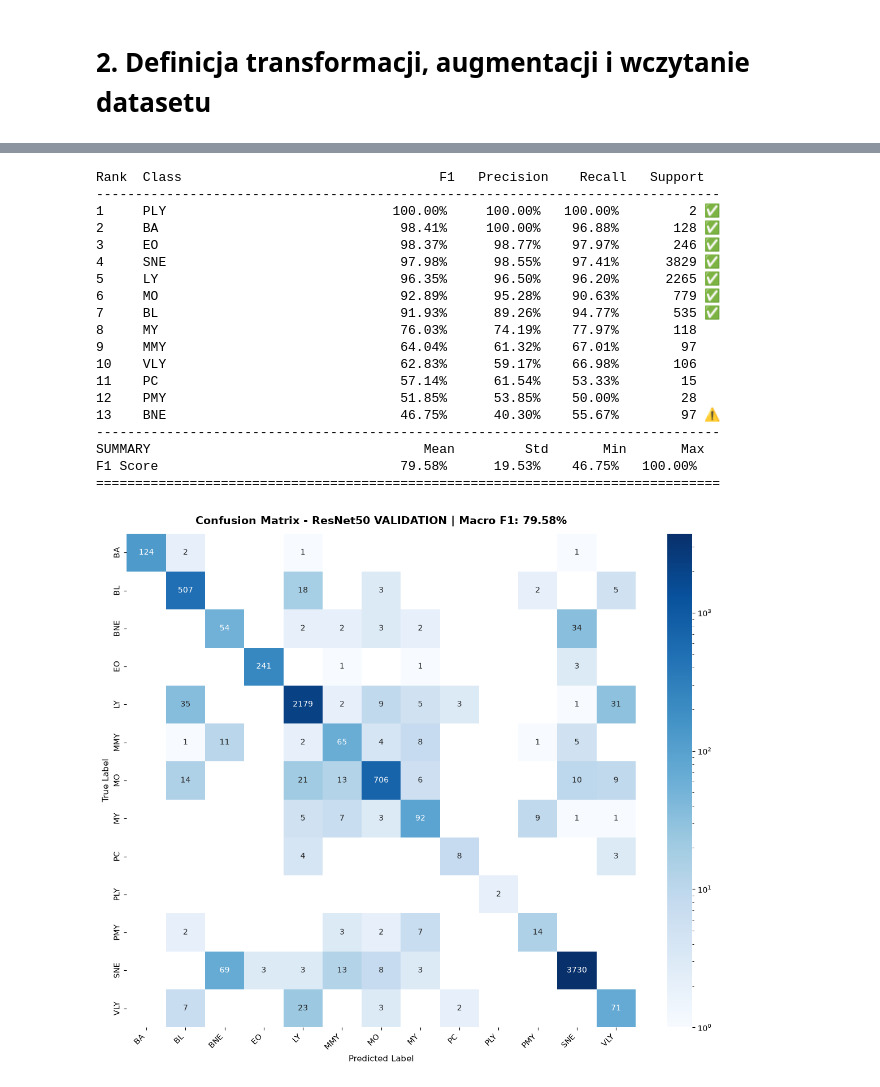
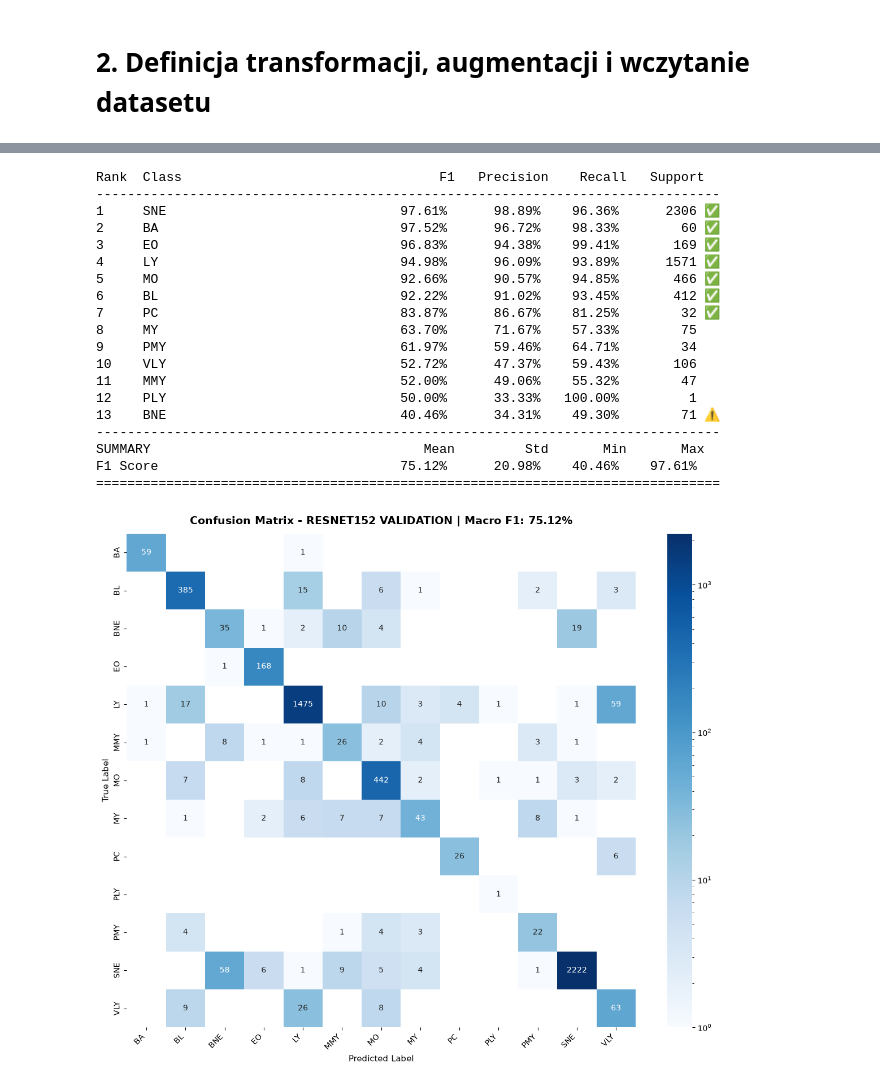
Before and after one commit to Rafitooo/AplikacjaWspomagajacaRozpoznawanieTypowKomorekKrwiNaPodstawieZdjecMikroskopowych, a Jupyter notebook: src/training.ipynb, the cells around one changed output, grey strips where cells are left out. Drawn from its saved outputs; the diff is of its cells as text; code cells hidden in the pictures.

```diff
--- a/src/training.ipynb
+++ b/src/training.ipynb
@@ -5,12 +5,14 @@ import torch
 import torch.nn as nn
 import torch.nn.functional as F
 import torch.optim as optim
-from torch.utils.data import DataLoader
+from torch.utils.data import DataLoader, WeightedRandomSampler,ConcatDataset
 from torchvision import datasets, transforms
 import os
 import torchvision.models as models
 import time
-from sklearn.metrics import f1_score, balanced_accuracy_score, precision_recall_fscore_support, confusion_matrix, precision_score, recall_score
+import json
+import csv
+from sklearn.metrics import (f1_score, precision_score, recall_score, balanced_accuracy_score, confusion_matrix)
 from tqdm import tqdm
 import numpy as np
 import matplotlib.pyplot as plt
@@ -21,6 +23,15 @@ from collections import Counter
 #sprawdzenie dostępności GPU
 device = torch.device("cuda" if torch.cuda.is_available() else "cpu")
 print(f"Używane urządzenie: {device}")
+
+#wybór architektury do treningu
+MODEL_NAME = "resnet152"
+
+#seed
+torch.manual_seed(42)
+np.random.seed(42)
+
+os.makedirs(f"reports/{MODEL_NAME}", exist_ok=True)
 # %% [output]
 Używane urządzenie: cuda
 # %% [markdown]
@@ -302,10 +723,10 @@ class_names = train_dataset.classes
 labels_index = list(range(len(class_names)))
 
 print("\n" + "="*80)
-print("WYNIKI WALIDACJI DLA MODELU RESNET50")
+print(f"WYNIKI WALIDACJI DLA MODELU {MODEL_NAME.upper()}")
 print("="*80)
 
-model.load_state_dict(torch.load("best_resnet50_wbc.pth", weights_only=True))
+model.load_state_dict(torch.load(f"reports/{MODEL_NAME}/best_{MODEL_NAME}_wbc.pth", map_location=device, weights_only=True))
 model.eval()
 
 all_true = []
@@ -324,6 +745,11 @@ f1 = f1_score(all_true, all_predictions, labels=labels_index, average=None, zero
 prec = precision_score(all_true, all_predictions, labels=labels_index, average=None, zero_division=0) * 100
 rec = recall_score(all_true, all_predictions, labels=labels_index, average=None, zero_division=0) * 100
 supp = Counter(all_true)
+
+
+# Sposób prezentacji metryk dla poszczególnych klas
+# zaadaptowano na podstawie kodu Luu Le i współautorów.
+# Źródło: https://github.com/luulecmg/WBCBench2026
 
 stats = []
 for i, name in enumerate(class_names):
@@ -348,13 +774,34 @@ cm = confusion_matrix(all_true, all_predictions, labels=labels_index)
 plt.figure(figsize=(12, 10))
 ax = sns.heatmap(cm, mask=(cm == 0), annot=True, fmt='d', cmap='Blues',norm=LogNorm(vmin=1, vmax=cm.max()), xticklabels=class_names, yticklabels=class_names, cbar=True)
 ax.set_facecolor('white')
-plt.title(f'Confusion Matrix - ResNet50 VALIDATION | Macro F1: {mean_f1:.2f}%', fontsize=14, pad=12, fontweight='bold')
+plt.title(f'Confusion Matrix - {MODEL_NAME.upper()} VALIDATION | Macro F1: {mean_f1:.2f}%', fontsize=14, pad=12, fontweight='bold')
 plt.xlabel('Predicted Label', fontsize=11)
 plt.ylabel('True Label', fontsize=11)
 plt.xticks(rotation=45, ha='right')
 plt.yticks(rotation=90, va='center')
 plt.tight_layout()
-plt.savefig('confusion_matrix_resnet50_validation.png', dpi=300, bbox_inches='tight')
+plt.savefig(f'reports/{MODEL_NAME}/confusion_matrix_validation.png', dpi=300, bbox_inches='tight')
 plt.show()
+
+#zapis wyników walidacji dla panelu dewelopera
+validation_results = {
+    "macro_f1": float(mean_f1),
+    "precision": float(np.mean(prec)),
+    "recall": float(np.mean(rec)),
+    "balanced_accuracy": float(balanced_accuracy_score(all_true, all_predictions) * 100),
+    "classes": {
+        name: {
+            "f1": float(f1[i]),
+            "precision": float(prec[i]),
+            "recall": float(rec[i]),
+            "support": supp.get(i, 0)
+        }
+        for i, name in enumerate(class_names)
+    },
+    "confusion_matrix": cm.tolist()
+}
+
+with open(f"reports/{MODEL_NAME}/validation_metrics.json", "w") as file:
+    json.dump(validation_results, file, indent=4)
 # %% [output]
 ================================================================================
@@ -362,22 +809,22 @@ WYNIKI WALIDACJI DLA MODELU RESNET50
 ================================================================================
 Rank  Class                                 F1   Precision    Recall   Support
 --------------------------------------------------------------------------------
-1     PLY                             100.00%     100.00%   100.00%         2 ✅
-2     BA                               98.41%     100.00%    96.88%       128 ✅
-3     EO                               98.37%      98.77%    97.97%       246 ✅
-4     SNE                              97.98%      98.55%    97.41%      3829 ✅
-5     LY                               96.35%      96.50%    96.20%      2265 ✅
-6     MO                               92.89%      95.28%    90.63%       779 ✅
-7     BL                               91.93%      89.26%    94.77%       535 ✅
-8     MY                               76.03%      74.19%    77.97%       118
-9     MMY                              64.04%      61.32%    67.01%        97
-10    VLY                              62.83%      59.17%    66.98%       106
-11    PC                               57.14%      61.54%    53.33%        15
-12    PMY                              51.85%      53.85%    50.00%        28
-13    BNE                              46.75%      40.30%    55.67%        97 ⚠️
+1     SNE                              97.61%      98.89%    96.36%      2306 ✅
+2     BA                               97.52%      96.72%    98.33%        60 ✅
+3     EO                               96.83%      94.38%    99.41%       169 ✅
+4     LY                               94.98%      96.09%    93.89%      1571 ✅
+5     MO                               92.66%      90.57%    94.85%       466 ✅
+6     BL                               92.22%      91.02%    93.45%       412 ✅
+7     PC                               83.87%      86.67%    81.25%        32 ✅
+8     MY                               63.70%      71.67%    57.33%        75
+9     PMY                              61.97%      59.46%    64.71%        34
+10    VLY                              52.72%      47.37%    59.43%       106
+11    MMY                              52.00%      49.06%    55.32%        47
+12    PLY                              50.00%      33.33%   100.00%         1
+13    BNE                              40.46%      34.31%    49.30%        71 ⚠️
 --------------------------------------------------------------------------------
 SUMMARY                                   Mean         Std       Min       Max
-F1 Score                               79.58%      19.53%    46.75%   100.00%
+F1 Score                               75.12%      20.98%    40.46%    97.61%
 ================================================================================
-[figure, old version]
+[figure, new version]
 # %% [markdown]
```
Also changed, not shown: parts of 15 cells of this notebook, 50 other files.
